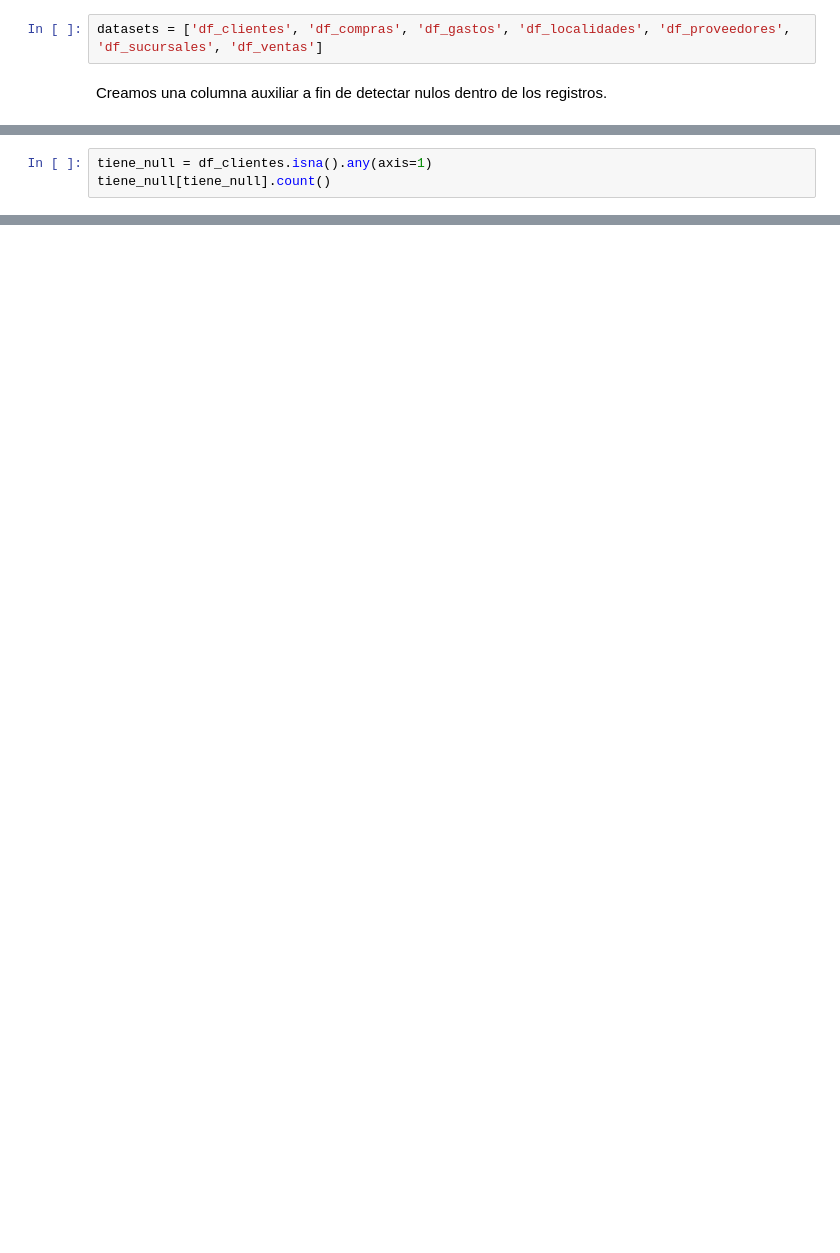
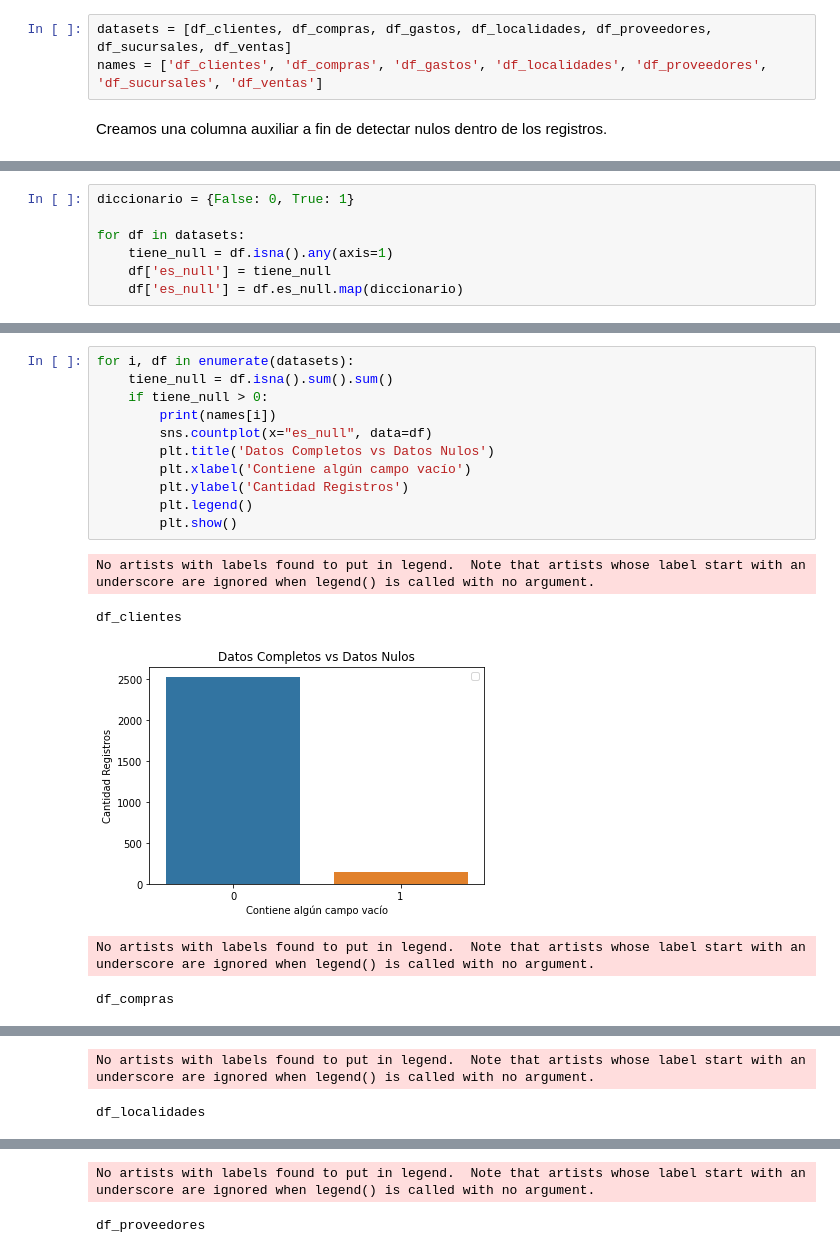
Before and after one commit to laucha-cf/Proyecto-Individual-Numero1, a Jupyter notebook: Modules/reporte.ipynb, the cells around one changed output, grey strips where cells are left out. Drawn from its saved outputs; the diff is of its cells as text; blank space fills up the shorter version.

Commit message:
Agregamos gráficos de los datos

```diff
--- a/Modules/reporte.ipynb
+++ b/Modules/reporte.ipynb
@@ -19,6 +19,7 @@ df_clientes.drop(columns='col10', inplace=True)
 # %% [markdown]
 ## Reporte de Datos por Dataset
 # %%
-datasets = ['df_clientes', 'df_compras', 'df_gastos', 'df_localidades', 'df_proveedores', 'df_sucursales', 'df_ventas']
+datasets = [df_clientes, df_compras, df_gastos, df_localidades, df_proveedores, df_sucursales, df_ventas]
+names = ['df_clientes', 'df_compras', 'df_gastos', 'df_localidades', 'df_proveedores', 'df_sucursales', 'df_ventas']
 # %% [markdown]
 Creamos una columna auxiliar a fin de detectar nulos dentro de los registros.
@@ -29,3 +25,0 @@ oh_encoder = OneHotEncoder(sparse=False, handle_unknown='ignore')
-# %%
-tiene_null = df_clientes.isna().any(axis=1)
-tiene_null[tiene_null].count()
@@ -33,0 +26,7 @@ tiene_null[tiene_null].count()
+# %%
+diccionario = {False: 0, True: 1}
+
+for df in datasets:
+    tiene_null = df.isna().any(axis=1)
+    df['es_null'] = tiene_null
+    df['es_null'] = df.es_null.map(diccionario)
@@ -33,0 +35,17 @@ tiene_null[tiene_null].count()
+# %%
+for i, df in enumerate(datasets):
+    tiene_null = df.isna().sum().sum()
+    if tiene_null > 0:
+        print(names[i])
+        sns.countplot(x="es_null", data=df)
+        plt.title('Datos Completos vs Datos Nulos')
+        plt.xlabel('Contiene algún campo vacío')
+        plt.ylabel('Cantidad Registros')
+        plt.legend()
+        plt.show()
+# %% [output]
+No artists with labels found to put in legend.  Note that artists whose label start with an underscore are ignored when legend() is called with no argument.
+df_clientes
+[figure, added]
+No artists with labels found to put in legend.  Note that artists whose label start with an underscore are ignored when legend() is called with no argument.
+df_compras
@@ -33,0 +53,2 @@ tiene_null[tiene_null].count()
+No artists with labels found to put in legend.  Note that artists whose label start with an underscore are ignored when legend() is called with no argument.
+df_localidades
@@ -33,0 +56,2 @@ tiene_null[tiene_null].count()
+No artists with labels found to put in legend.  Note that artists whose label start with an underscore are ignored when legend() is called with no argument.
+df_proveedores
```
Also changed, not shown: parts of 6 cells of this notebook, 1 other file.
